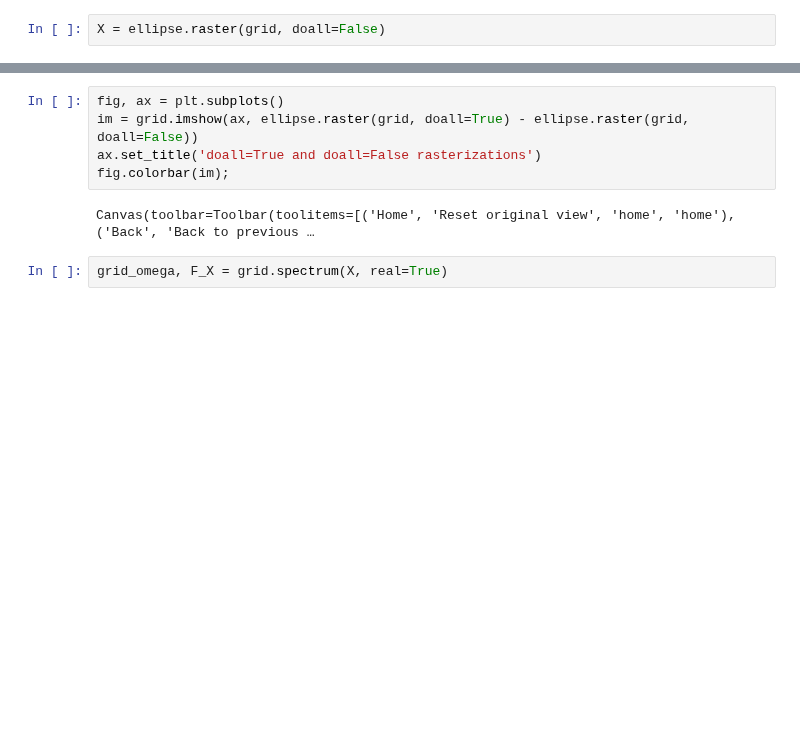
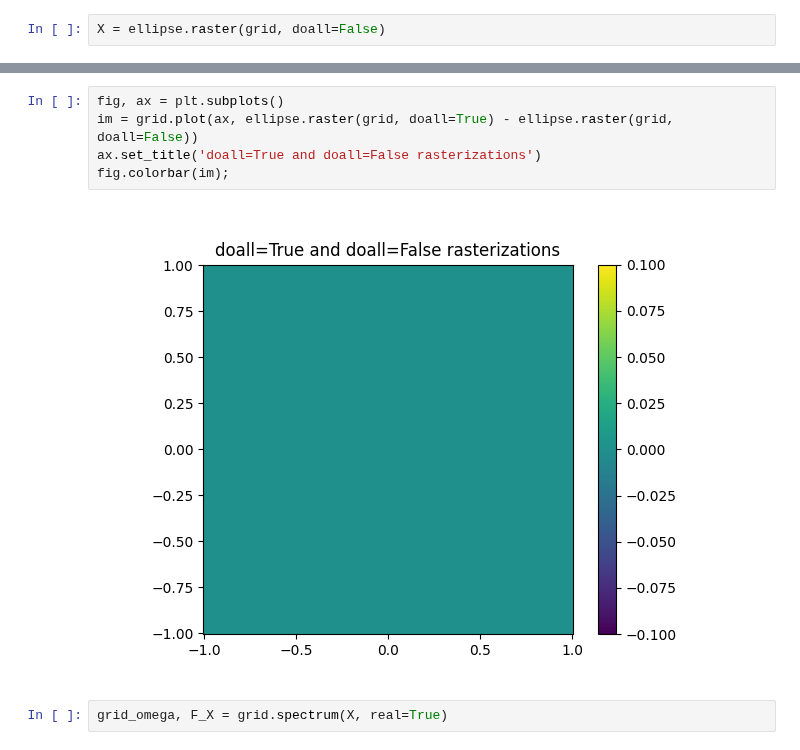
Before and after one commit to butala/pyinverse, a Jupyter notebook: notebooks/Ellipse test.ipynb, the cells around one changed output, grey strips where cells are left out. Saved outputs shown, nothing was run; the diff lists cells and outputs as text; blank space fills up the shorter version.

```diff
--- a/notebooks/Ellipse test.ipynb
+++ b/notebooks/Ellipse test.ipynb
@@ -44,10 +44,10 @@ Canvas(toolbar=Toolbar(toolitems=[('Home', 'Reset original view', 'home', 'home'
 # %%
 fig, ax = plt.subplots()
-im = grid.imshow(ax, ellipse.raster(grid, doall=True) - ellipse.raster(grid, doall=False))
+im = grid.plot(ax, ellipse.raster(grid, doall=True) - ellipse.raster(grid, doall=False))
 ax.set_title('doall=True and doall=False rasterizations')
 fig.colorbar(im);
 # %% [output]
-Canvas(toolbar=Toolbar(toolitems=[('Home', 'Reset original view', 'home', 'home'), ('Back', 'Back to previous …
+[figure, added]
 # %%
 grid_omega, F_X = grid.spectrum(X, real=True)
 # %%
```
Also changed, not shown: parts of 8 cells of this notebook.
